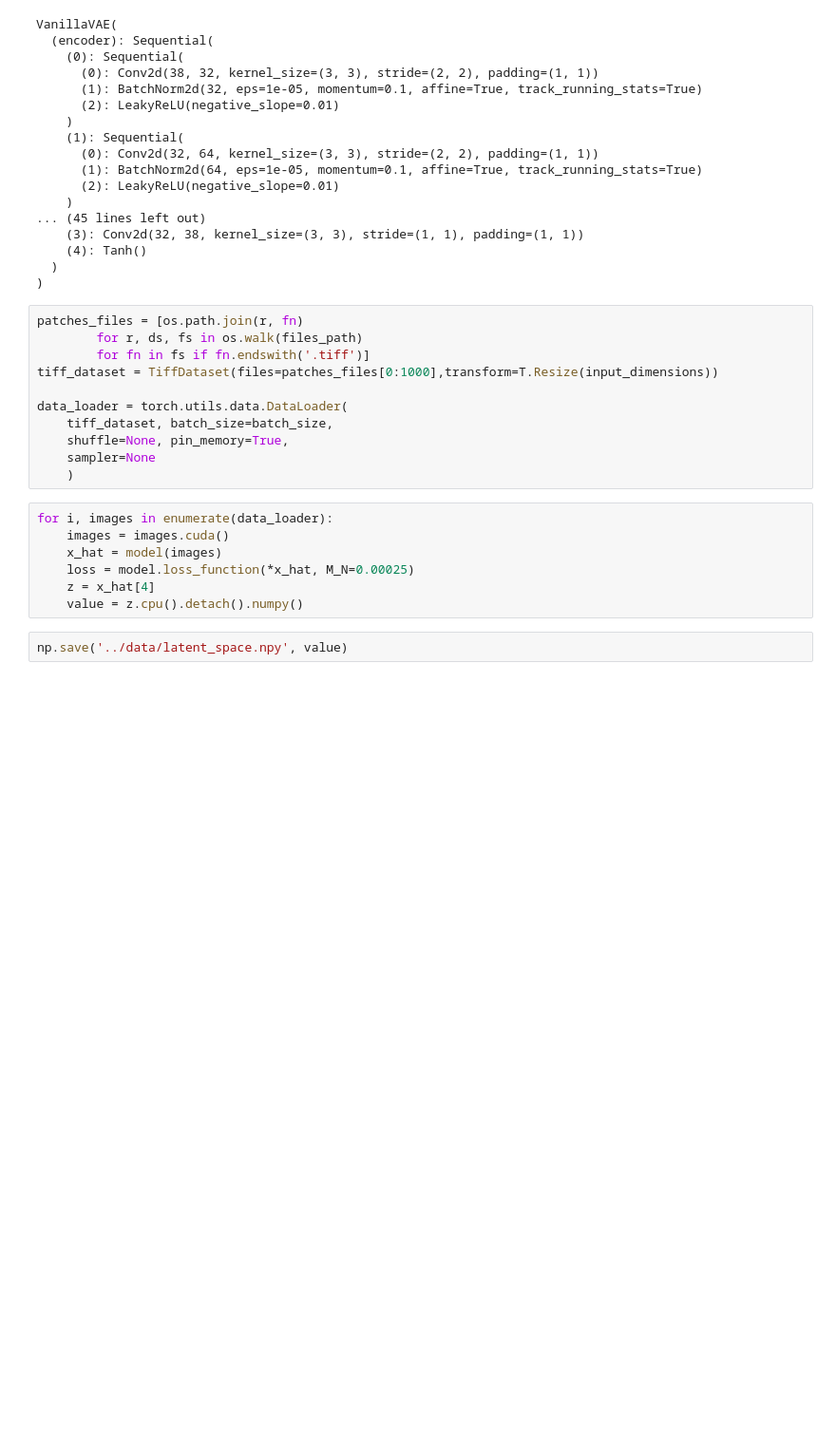
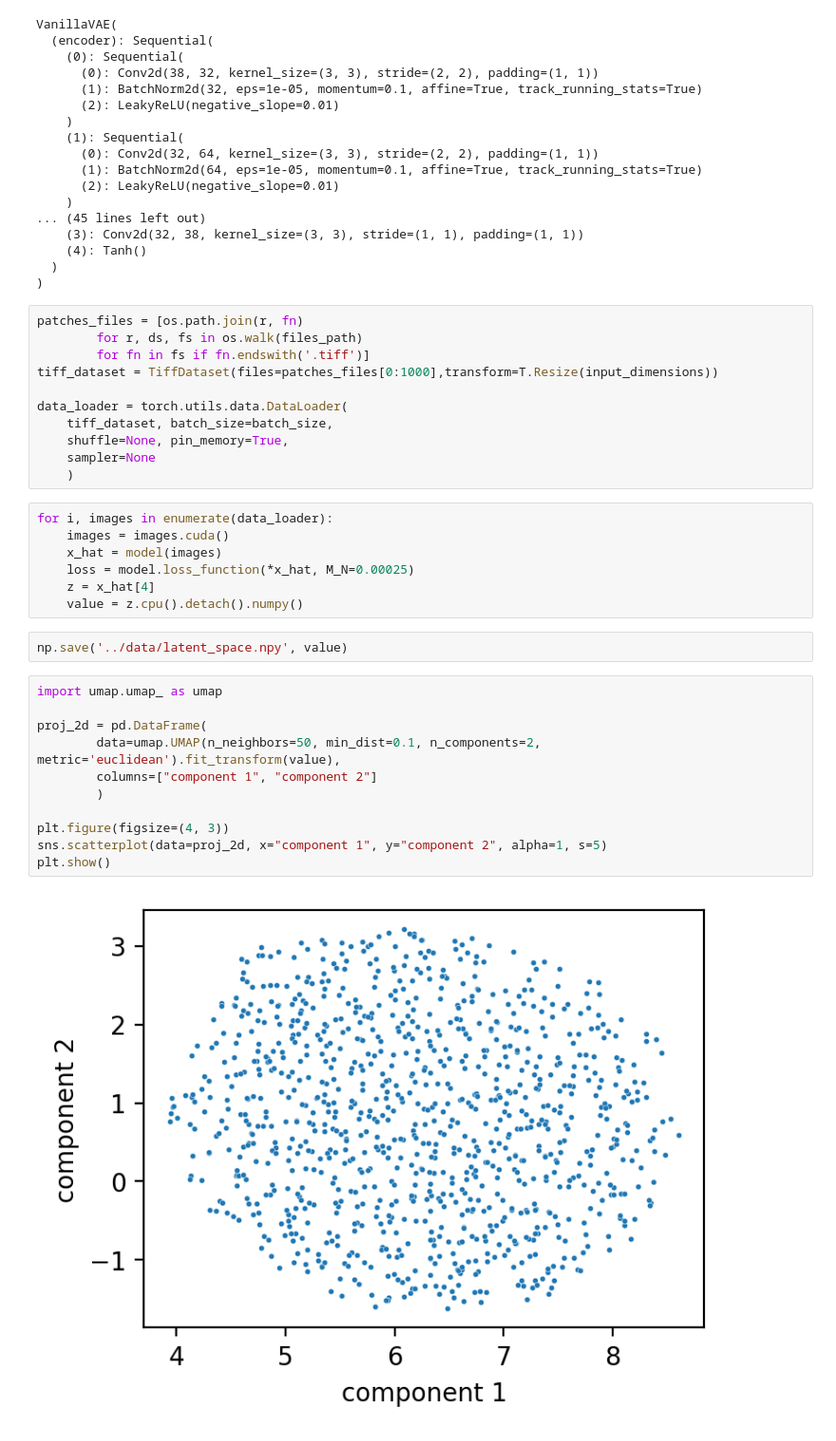
Before and after one commit to farkkilab/pixel_ai, a Jupyter notebook: scripts/test_get_vanilla_vae_latent_space.ipynb, the cells around one changed output. Shown at 95% size. Saved outputs shown, nothing was run; the diff lists cells and outputs as text; blank space fills up the shorter version.

Commit message:
Visualize latent space: UMAP & tSNE

```diff
--- a/scripts/test_get_vanilla_vae_latent_space.ipynb
+++ b/scripts/test_get_vanilla_vae_latent_space.ipynb
@@ -81,3 +81,16 @@ for i, images in enumerate(data_loader):
     value = z.cpu().detach().numpy()
 # %%
 np.save('../data/latent_space.npy', value)
+# %%
+import umap.umap_ as umap
+
+proj_2d = pd.DataFrame(
+        data=umap.UMAP(n_neighbors=50, min_dist=0.1, n_components=2, metric='euclidean').fit_transform(value),
+        columns=["component 1", "component 2"]
+        )
+
+plt.figure(figsize=(4, 3))
+sns.scatterplot(data=proj_2d, x="component 1", y="component 2", alpha=1, s=5)
+plt.show()
+# %% [output]
+[figure, added]
```
Also changed, not shown: parts of 1 cell of this notebook.
